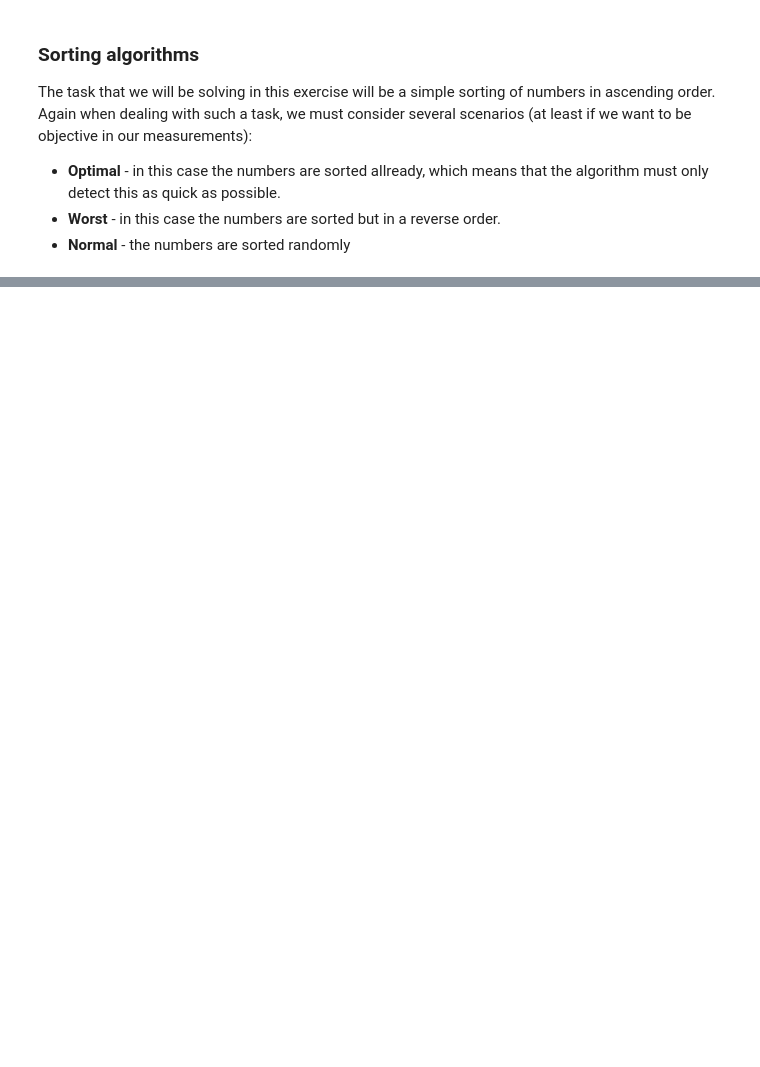
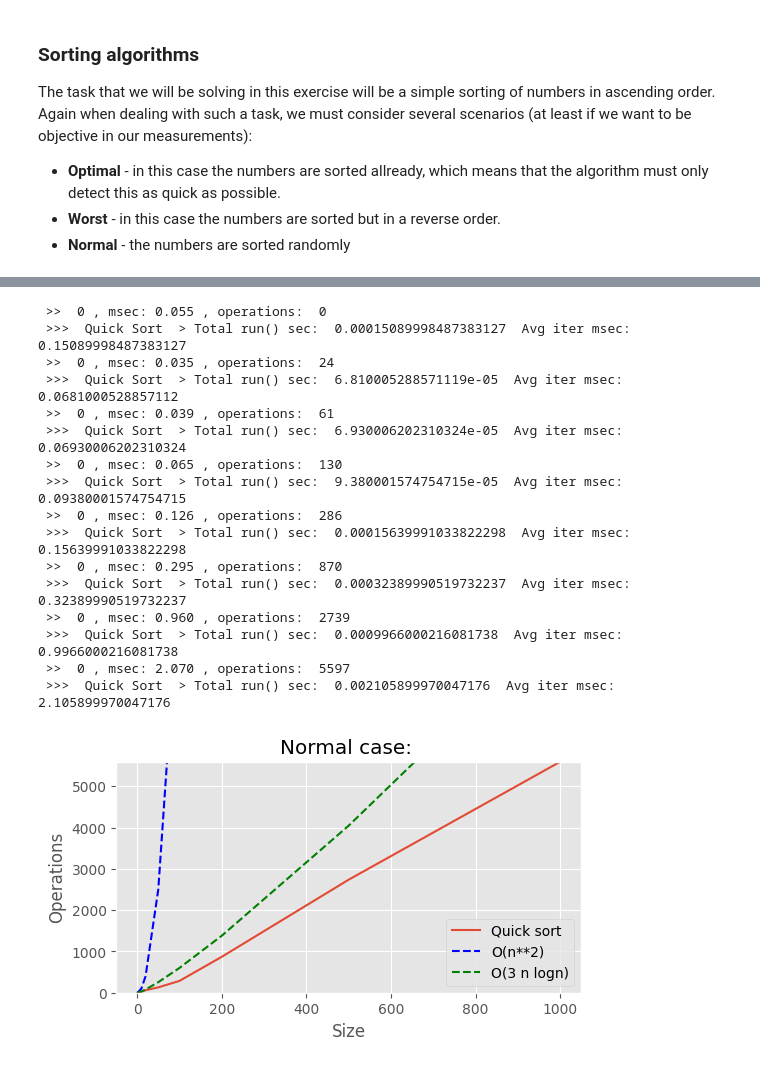
Before and after one commit to jzaletelj/OTK25, a Jupyter notebook: Lab_01/solutions/26-02_AlgoComplexity_03b_SE.ipynb, the cells around one changed output, grey strips where cells are left out. Cells and saved outputs as stored; diff of their text form; code cells hidden in the pictures; blank space fills up the shorter version.

```diff
--- a/Lab_01/solutions/26-02_AlgoComplexity_03b_SE.ipynb
+++ b/Lab_01/solutions/26-02_AlgoComplexity_03b_SE.ipynb
@@ -513,0 +531,54 @@ class QuickSort(Algorithm):
+# %%
+# 3.6 Code testing Quick sort
+size = np.array([]); #this array will store the current dataset size
+t_list = np.array([]); #store processing time here
+oper_list = np.array([]); #store processing time here
+num = 1 #evaluation repetition (keep at 1 for now)
+
+n_list = [1,10,20,50,100, 200, 500, 1000]
+
+s = QuickSort()
+s.data_params['type'] = 0 # 1 best # 2 worst case # random
+
+# Loop over all dataset sizes
+for n in n_list:
+    s.data_params['size'] = n
+    result = s.run(ntimes=num)
+    size = np.append(size, n)
+    oper_list = np.append(oper_list, result['avg_O'])
+
+# Plot graph
+ax = plt.figure(figsize=[6,3])
+plt.plot(size, oper_list, label='Quick sort')
+
+Onlogn = [3*n*np.log10(n) for n in n_list]
+On2 = [n*n for n in n_list]
+
+plt.plot(size, On2, 'b--', label='O(n**2)')
+plt.plot(size, Onlogn, 'g--', label='O(3 n logn)')
+
+plt.ylim([0, max(oper_list)])
+plt.xlabel('Size')
+plt.ylabel('Operations')
+plt.legend()
+# plt.yscale('log')
+plt.title("Normal case: ")
+plt.show()
+# %% [output]
+ >>  0 , msec: 0.055 , operations:  0
+ >>>  Quick Sort  > Total run() sec:  0.00015089998487383127  Avg iter msec: 0.15089998487383127
+ >>  0 , msec: 0.035 , operations:  24
+ >>>  Quick Sort  > Total run() sec:  6.810005288571119e-05  Avg iter msec: 0.0681000528857112
+ >>  0 , msec: 0.039 , operations:  61
+ >>>  Quick Sort  > Total run() sec:  6.930006202310324e-05  Avg iter msec: 0.06930006202310324
+ >>  0 , msec: 0.065 , operations:  130
+ >>>  Quick Sort  > Total run() sec:  9.380001574754715e-05  Avg iter msec: 0.09380001574754715
+ >>  0 , msec: 0.126 , operations:  286
+ >>>  Quick Sort  > Total run() sec:  0.00015639991033822298  Avg iter msec: 0.15639991033822298
+ >>  0 , msec: 0.295 , operations:  870
+ >>>  Quick Sort  > Total run() sec:  0.00032389990519732237  Avg iter msec: 0.32389990519732237
+ >>  0 , msec: 0.960 , operations:  2739
+ >>>  Quick Sort  > Total run() sec:  0.0009966000216081738  Avg iter msec: 0.9966000216081738
+ >>  0 , msec: 2.070 , operations:  5597
+ >>>  Quick Sort  > Total run() sec:  0.002105899970047176  Avg iter msec: 2.105899970047176
+[figure, added]
```
Also changed, not shown: parts of 6 cells of this notebook.
